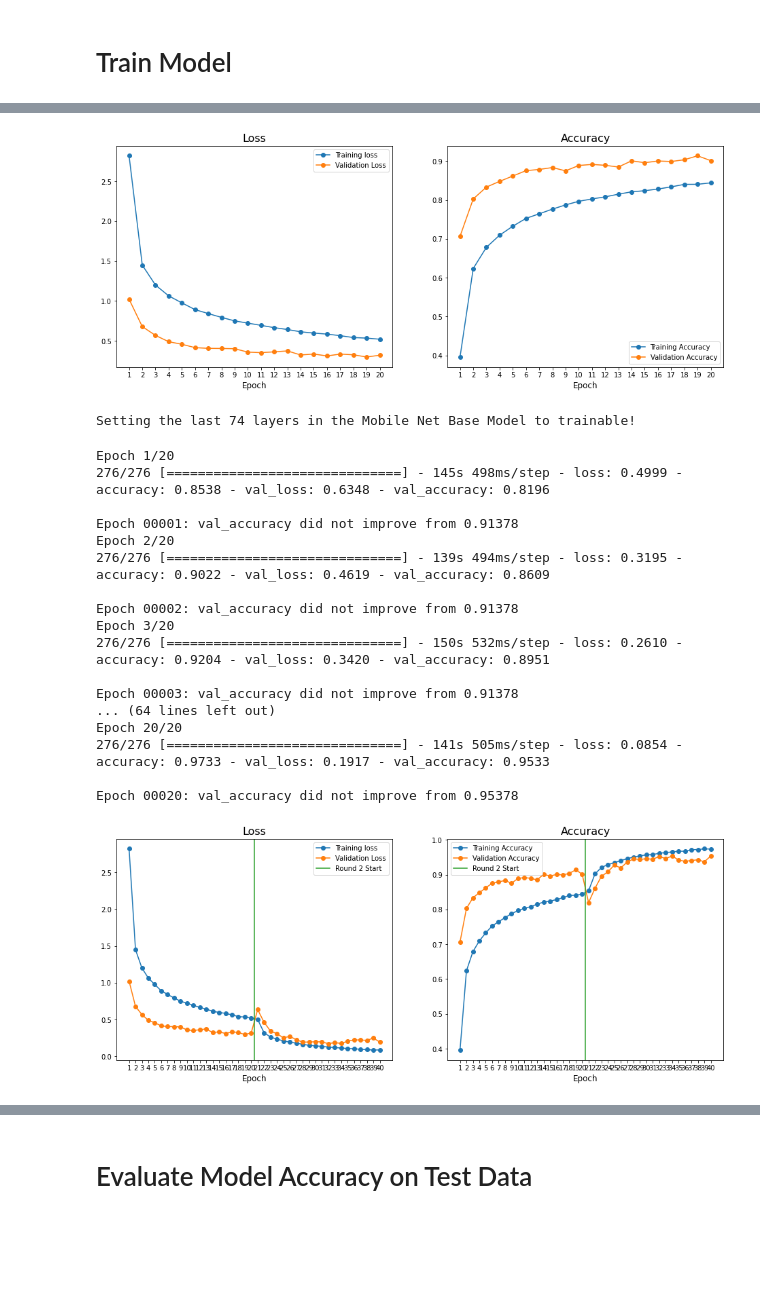
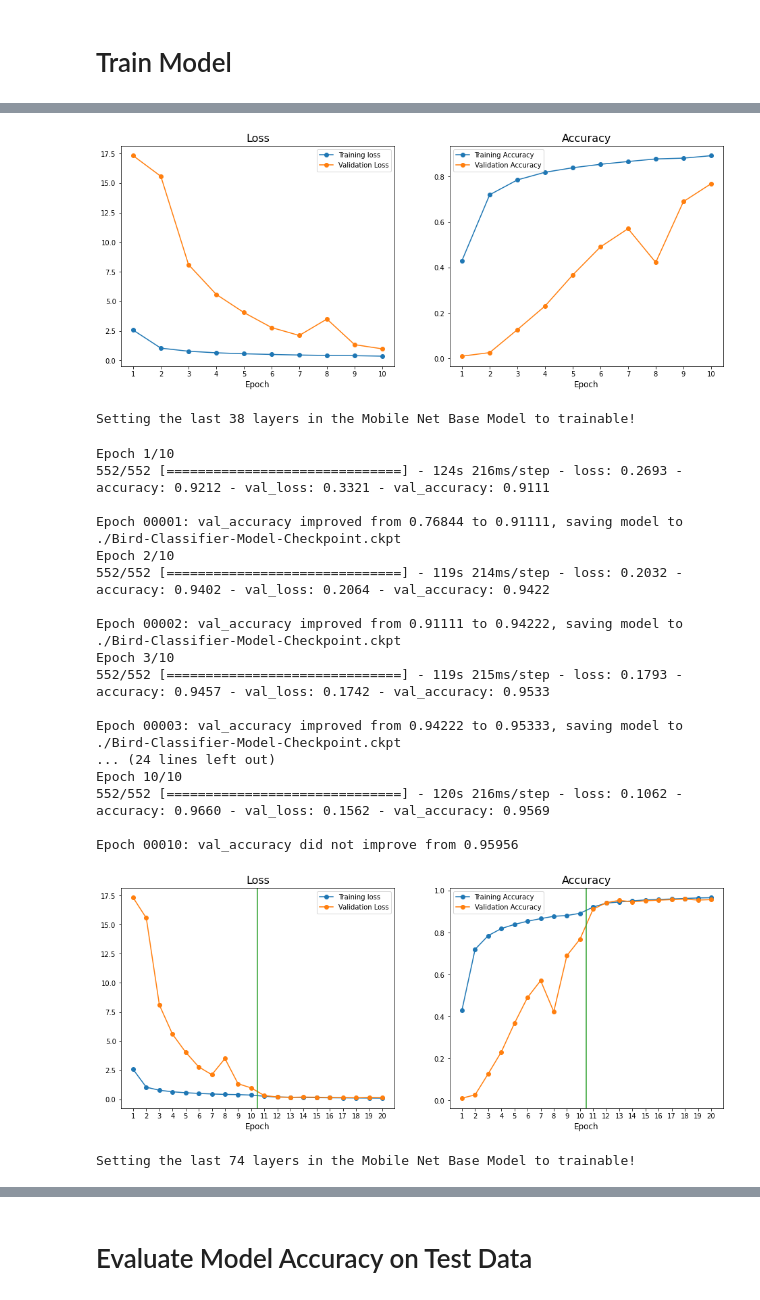
Before and after one commit to Matthew-Weisberg/BirdClassifier, a Jupyter notebook: bird-classifier.ipynb, the cells around one changed output, grey strips where cells are left out. Saved outputs shown, nothing was run; the diff lists cells and outputs as text; code cells hidden in the pictures; blank space fills up the shorter version.

Commit message:
Kaggle Notebook | 96.5% Accuracy - MobileNetv2 Transfer Learning | Version 10

```diff
--- a/bird-classifier.ipynb
+++ b/bird-classifier.ipynb
@@ -35,20 +35,24 @@ warnings.filterwarnings('ignore')
 ## Set Hyperparameters
 # %%
 FILEPATH = '../input/100-bird-species/' # filepath for data
-BATCH_SIZE = 256 # keras training batch size
+BATCH_SIZE = 128 # keras training batch size
 IMAGE_SIZE = (224, 224) # size of images in dataset (keras will resize)
 
 
-ROUND_1_TRAINABLE_LAYERS = 3 # layers at end of the mobile_net base model to have trainable parameters
-ROUND_1_EPOCHS = 20
+ROUND_1_TRAINABLE_LAYERS = 0 # layers at end of the mobile_net base model to have trainable parameters
+ROUND_1_EPOCHS = 10
 
-ROUND_2_TRAINABLE_LAYERS = 74
-ROUND_2_LEARNING_SCALER = 0.1
-ROUND_2_EPOCHS = 20
+ROUND_2_TRAINABLE_LAYERS = 38
+ROUND_2_LEARNING_SCALER = 0.2
+ROUND_2_EPOCHS = 10
+
+ROUND_3_TRAINABLE_LAYERS = 74
+ROUND_3_LEARNING_SCALER = 0.2
+ROUND_3_EPOCHS = 10
 
 LEARNING_RATE = 0.001
 
-MODEL_CHECKPOINT_FILEPATH = './Bird-Classifier-Model-Checkpoint.ckpt' # For loading the best model weights in the event of overfitting.
+MODEL_CHECKPOINT_FILEPATH = './Bird-Classifier-Model-Checkpoint.ckpt'
 
 SEED = 6278 # random seed for repeatability of notebook
 # %% [markdown]
@@ -324,7 +328,7 @@ ax2.set_xticks(range(1, total_epochs + 1))
 ax2.set_title('Accuracy', fontsize=title_fontsize)
 ax2.set_xlabel('Epoch', fontsize=axis_fontsize);
 # %% [output]
-[figure, old version]
+[figure, new version]
 # %%
 model.layers[2].trainable = True
 
@@ -333,7 +337,7 @@ print('Setting the last {} layers in the Mobile Net Base Model to trainable!'.fo
 for layer in model.layers[2].layers[:-ROUND_2_TRAINABLE_LAYERS]:
     layer.trainable = False
 # %% [output]
-Setting the last 74 layers in the Mobile Net Base Model to trainable!
+Setting the last 38 layers in the Mobile Net Base Model to trainable!
 # %%
 optimizer_2 = tf.keras.optimizers.Adam(learning_rate = LEARNING_RATE * ROUND_2_LEARNING_SCALER)
 
@@ -348,48 +352,56 @@ history = model.fit(train,
                     epochs=ROUND_2_EPOCHS,
                     callbacks = callbacks)
 # %% [output]
-Epoch 1/20
-276/276 [==============================] - 145s 498ms/step - loss: 0.4999 - accuracy: 0.8538 - val_loss: 0.6348 - val_accuracy: 0.8196
+Epoch 1/10
+552/552 [==============================] - 124s 216ms/step - loss: 0.2693 - accuracy: 0.9212 - val_loss: 0.3321 - val_accuracy: 0.9111
 
-Epoch 00001: val_accuracy did not improve from 0.91378
-Epoch 2/20
-276/276 [==============================] - 139s 494ms/step - loss: 0.3195 - accuracy: 0.9022 - val_loss: 0.4619 - val_accuracy: 0.8609
+Epoch 00001: val_accuracy improved from 0.76844 to 0.91111, saving model to ./Bird-Classifier-Model-Checkpoint.ckpt
+Epoch 2/10
+552/552 [==============================] - 119s 214ms/step - loss: 0.2032 - accuracy: 0.9402 - val_loss: 0.2064 - val_accuracy: 0.9422
 
-Epoch 00002: val_accuracy did not improve from 0.91378
-Epoch 3/20
-276/276 [==============================] - 150s 532ms/step - loss: 0.2610 - accuracy: 0.9204 - val_loss: 0.3420 - val_accuracy: 0.8951
+Epoch 00002: val_accuracy improved from 0.91111 to 0.94222, saving model to ./Bird-Classifier-Model-Checkpoint.ckpt
+Epoch 3/10
+552/552 [==============================] - 119s 215ms/step - loss: 0.1793 - accuracy: 0.9457 - val_loss: 0.1742 - val_accuracy: 0.9533
 
-Epoch 00003: val_accuracy did not improve from 0.91378
-... (64 lines left out)
-Epoch 20/20
-276/276 [==============================] - 141s 505ms/step - loss: 0.0854 - accuracy: 0.9733 - val_loss: 0.1917 - val_accuracy: 0.9533
+Epoch 00003: val_accuracy improved from 0.94222 to 0.95333, saving model to ./Bird-Classifier-Model-Checkpoint.ckpt
+... (24 lines left out)
+Epoch 10/10
+552/552 [==============================] - 120s 216ms/step - loss: 0.1062 - accuracy: 0.9660 - val_loss: 0.1562 - val_accuracy: 0.9569
 
-Epoch 00020: val_accuracy did not improve from 0.95378
+Epoch 00010: val_accuracy did not improve from 0.95956
 # %%
 fig, (ax1, ax2) = plt.subplots(1,2, figsize=(16,6))
 title_fontsize = 16
 axis_fontsize = 12
 
 total_epochs += ROUND_2_EPOCHS
 new_rounds = [ROUND_1_EPOCHS + 0.5]
 
 ax1.plot(range(1, total_epochs + 1), history.history['loss'], marker='o', label='Training loss')
 ax1.plot(range(1, total_epochs + 1), history.history['val_loss'], marker='o', label='Validation Loss')
+ax1.legend()
 ax1.set_xticks(range(1, total_epochs + 1))
 ax1.set_title('Loss', fontsize=title_fontsize)
 ax1.set_xlabel('Epoch', fontsize=axis_fontsize)
 
 ax2.plot(range(1, total_epochs + 1), history.history['accuracy'], marker='o', label='Training Accuracy')
 ax2.plot(range(1, total_epochs + 1), history.history['val_accuracy'], marker='o', label='Validation Accuracy')
+ax2.legend()
 ax2.set_xticks(range(1, total_epochs + 1))
 ax2.set_title('Accuracy', fontsize=title_fontsize)
 ax2.set_xlabel('Epoch', fontsize=axis_fontsize)
 
 for new_round in new_rounds:
-    ax1.axvline(new_round, c='tab:green', label = 'Round 2 Start')
-    ax2.axvline(new_round, c='tab:green', label = 'Round 2 Start')
-
-ax1.legend()
-ax2.legend();
+    ax1.axvline(new_round, c='tab:green')
+    ax2.axvline(new_round, c='tab:green');
 # %% [output]
-[figure, old version]
+[figure, new version]
+# %%
+model.layers[2].trainable = True
+
+print('Setting the last {} layers in the Mobile Net Base Model to trainable!'.format(ROUND_3_TRAINABLE_LAYERS))
+
+for layer in model.layers[2].layers[:-ROUND_3_TRAINABLE_LAYERS]:
+    layer.trainable = False
+# %% [output]
+Setting the last 74 layers in the Mobile Net Base Model to trainable!
```
Also changed, not shown: parts of 14 cells of this notebook.
